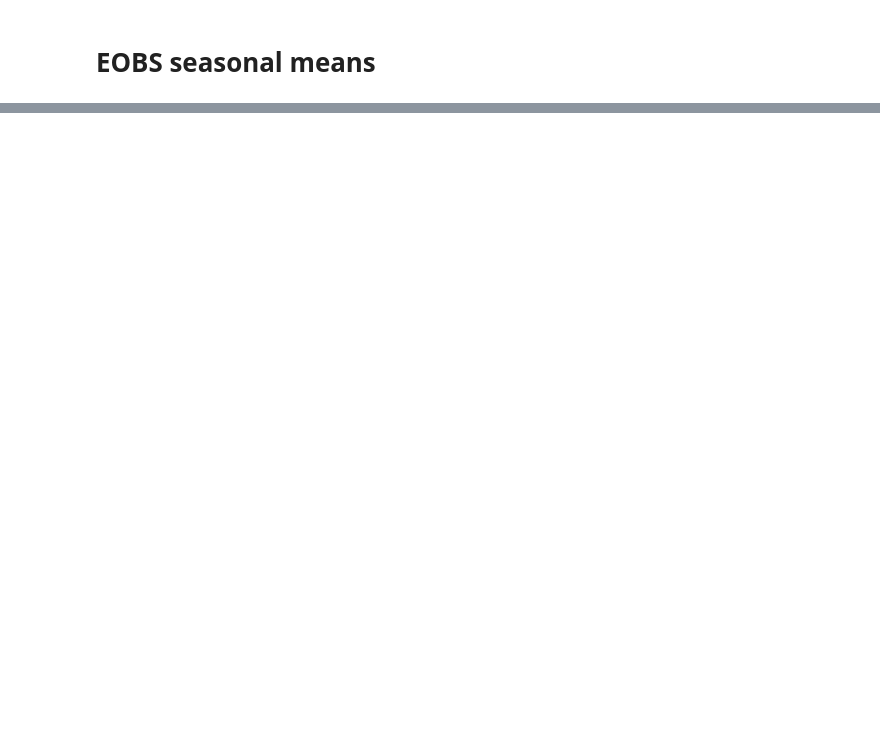
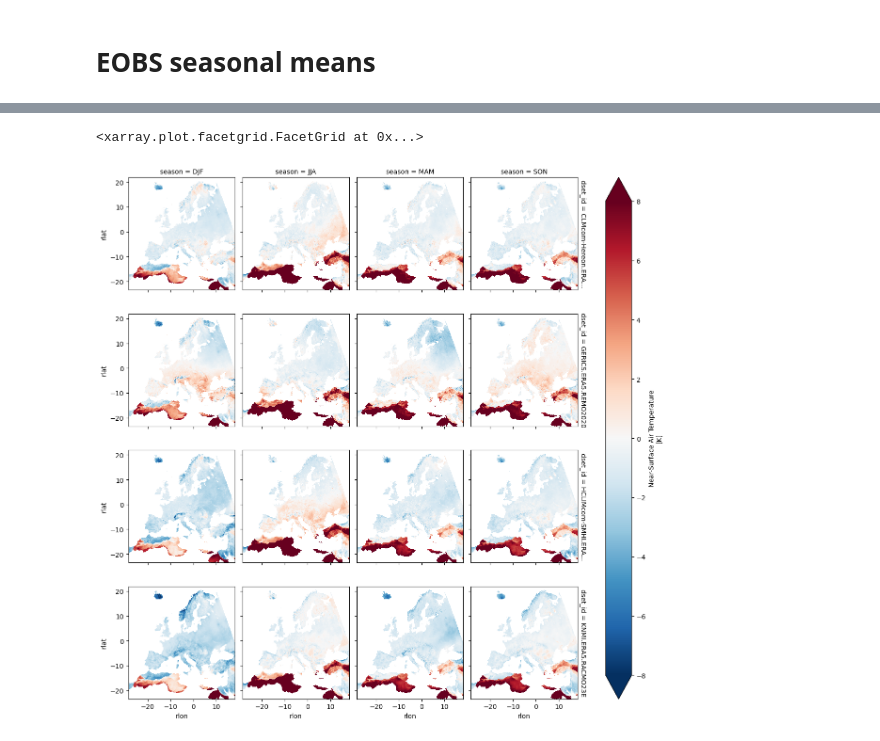
Before and after one commit to larsbuntemeyer/joint-evaluation, a Jupyter notebook: eval-book/eobs.ipynb, the cells around one changed output, grey strips where cells are left out. Cells and saved outputs as stored; diff of their text form; code cells hidden in the pictures; blank space fills up the shorter version.

Commit message:
updated to run eobs comparison for all available data

```diff
--- a/eval-book/eobs.ipynb
+++ b/eval-book/eobs.ipynb
@@ -73,3 +194,16 @@ diffs = (regridder(eobs_seasmean) - seasonal_mean(tas.tas - 273.5)).compute()
+# %%
+variable = "tas"
+
+from evaltools.utils import short_iid, iid_to_dict, dict_to_iid
+
+
+diffs = {dset_id: seasonal_mean(ds[[variable]].sel(time=period)).compute() - (eobs_seasmean + 273.5) for dset_id, ds in dsets.items()}
+seasonal_bias = xr.concat(list(diffs.values()), dim=xr.DataArray(list(map(short_iid, diffs.keys())), dims="dset_id"), compat="override", coords="minimal")
+# %%
+seasonal_bias.tas.plot(col="season", row="dset_id", vmin=-8, vmax=8, cmap="RdBu_r")
+# %% [output]
+<xarray.plot.facetgrid.FacetGrid at 0x...>
+[figure, added]
 # %%
 import matplotlib.pyplot as plt
 from cartopy import crs as ccrs
```
Also changed, not shown: parts of 23 cells of this notebook.
